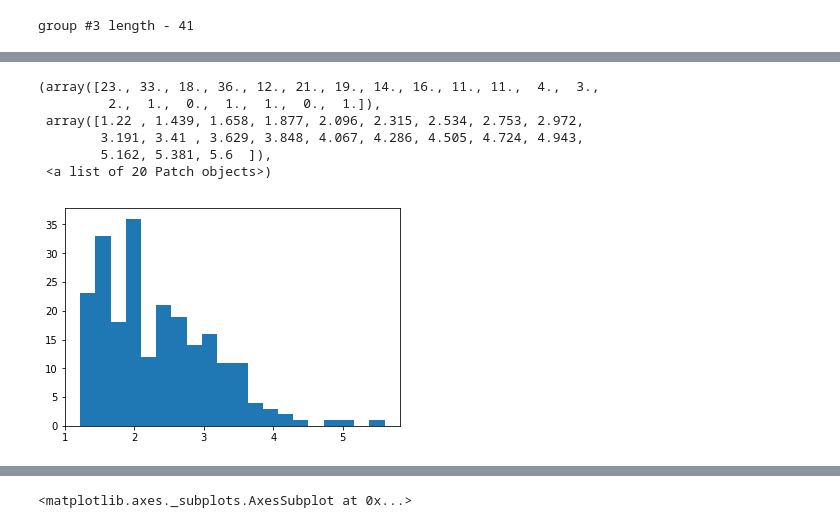
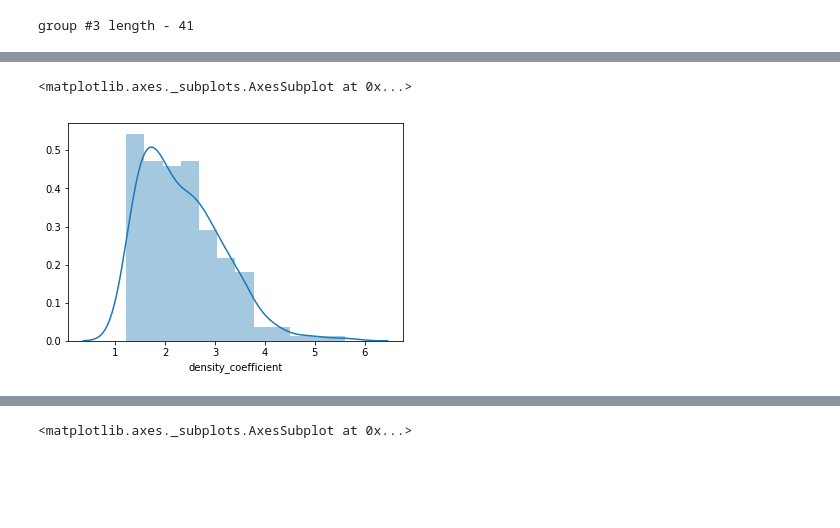
Before and after one commit to streltcov/textile_data, a Jupyter notebook: textile_data.ipynb, the cells around one changed output, grey strips where cells are left out. Saved outputs shown, nothing was run; the diff lists cells and outputs as text; code cells hidden in the pictures; blank space fills up the shorter version.

```diff
--- a/textile_data.ipynb
+++ b/textile_data.ipynb
@@ -93,11 +139,7 @@ pyplot.hist(td.balanced['density_coefficient'], bins=10)
 # %%
-pyplot.hist(td.unbalanced['density_coefficient'], bins=20)
+# pyplot.hist(td.unbalanced['density_coefficient'], bins=20)
+seaborn.distplot(td.unbalanced['density_coefficient'])
 # %% [output]
-(array([23., 33., 18., 36., 12., 21., 19., 14., 16., 11., 11.,  4.,  3.,
-         2.,  1.,  0.,  1.,  1.,  0.,  1.]),
- array([1.22 , 1.439, 1.658, 1.877, 2.096, 2.315, 2.534, 2.753, 2.972,
-        3.191, 3.41 , 3.629, 3.848, 4.067, 4.286, 4.505, 4.724, 4.943,
-        5.162, 5.381, 5.6  ]),
- <a list of 20 Patch objects>)
+<matplotlib.axes._subplots.AxesSubplot at 0x...>
-[figure, old version]
+[figure, new version]
 # %%
```
Also changed, not shown: parts of 7 cells of this notebook, 1 other file.
